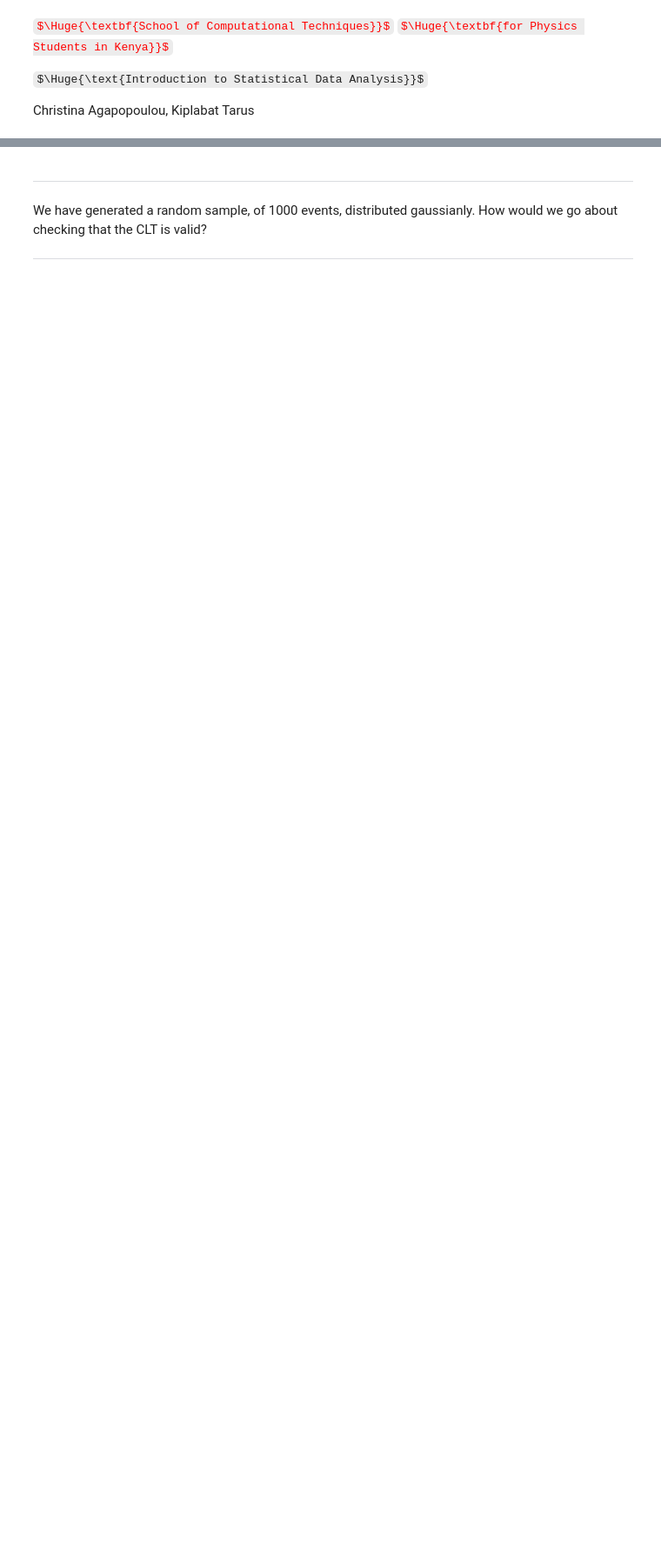
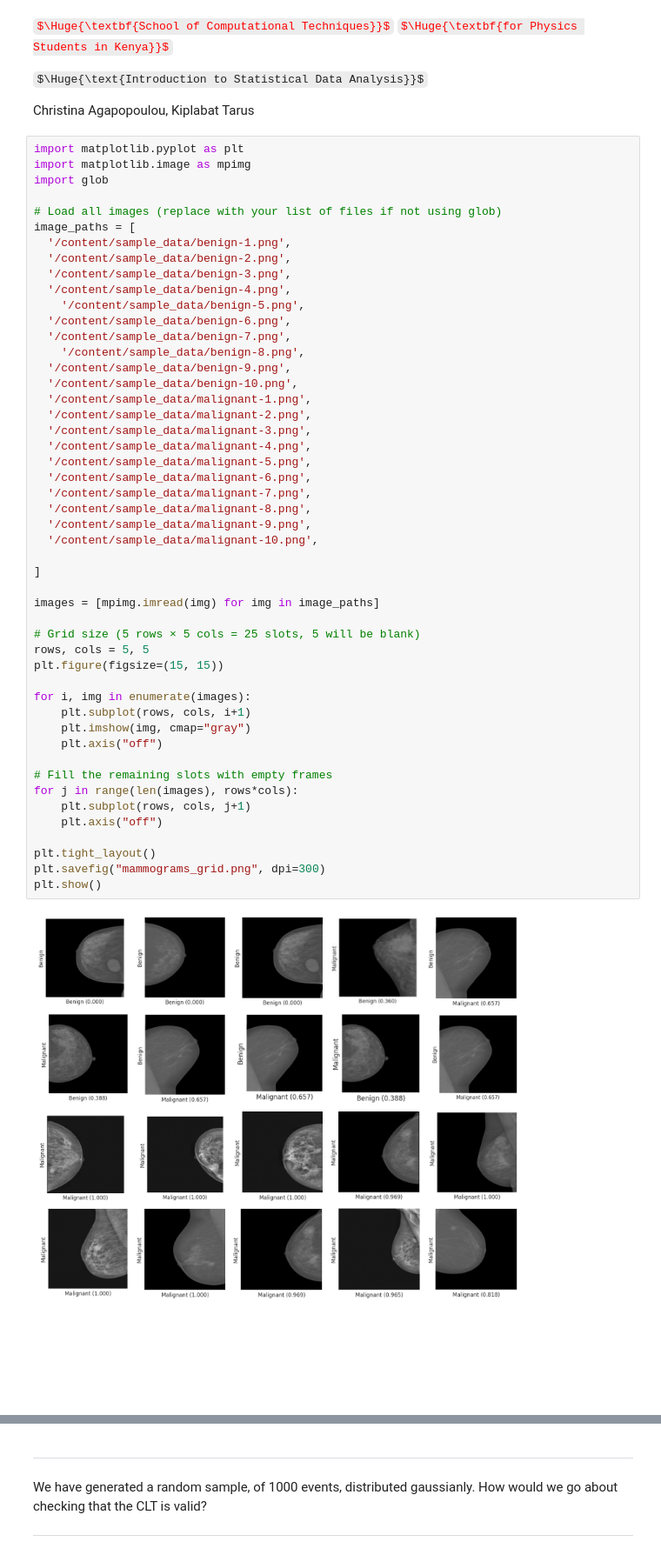
Before and after one commit to kiboiWanjohi/AirBnB_clone, a Jupyter notebook: Copy_of_StatLectures_3.ipynb, the cells around one changed output, grey strips where cells are left out. Shown at 87% size. Drawn from its saved outputs; the diff is of its cells as text; some formulas as TeX source; blank space fills up the shorter version.

```diff
--- a/Copy_of_StatLectures_3.ipynb
+++ b/Copy_of_StatLectures_3.ipynb
@@ -8,3 +8,54 @@ $\Huge{\text{Introduction to Statistical Data Analysis}}$
 
 Christina Agapopoulou,
 Kiplabat Tarus
+# %%
+import matplotlib.pyplot as plt
+import matplotlib.image as mpimg
+import glob
+
+# Load all images (replace with your list of files if not using glob)
+image_paths = [
+  '/content/sample_data/benign-1.png',
+  '/content/sample_data/benign-2.png',
+  '/content/sample_data/benign-3.png',
+  '/content/sample_data/benign-4.png',
+    '/content/sample_data/benign-5.png',
+  '/content/sample_data/benign-6.png',
+  '/content/sample_data/benign-7.png',
+    '/content/sample_data/benign-8.png',
+  '/content/sample_data/benign-9.png',
+  '/content/sample_data/benign-10.png',
+  '/content/sample_data/malignant-1.png',
+  '/content/sample_data/malignant-2.png',
+  '/content/sample_data/malignant-3.png',
+  '/content/sample_data/malignant-4.png',
+  '/content/sample_data/malignant-5.png',
+  '/content/sample_data/malignant-6.png',
+  '/content/sample_data/malignant-7.png',
+  '/content/sample_data/malignant-8.png',
+  '/content/sample_data/malignant-9.png',
+  '/content/sample_data/malignant-10.png',
+
+]
+
+images = [mpimg.imread(img) for img in image_paths]
+
+# Grid size (5 rows × 5 cols = 25 slots, 5 will be blank)
+rows, cols = 5, 5
+plt.figure(figsize=(15, 15))
+
+for i, img in enumerate(images):
+    plt.subplot(rows, cols, i+1)
+    plt.imshow(img, cmap="gray")
+    plt.axis("off")
+
+# Fill the remaining slots with empty frames
+for j in range(len(images), rows*cols):
+    plt.subplot(rows, cols, j+1)
+    plt.axis("off")
+
+plt.tight_layout()
+plt.savefig("mammograms_grid.png", dpi=300)
+plt.show()
+# %% [output]
+[figure, added]
```
Also changed, not shown: parts of 1 cell of this notebook.
